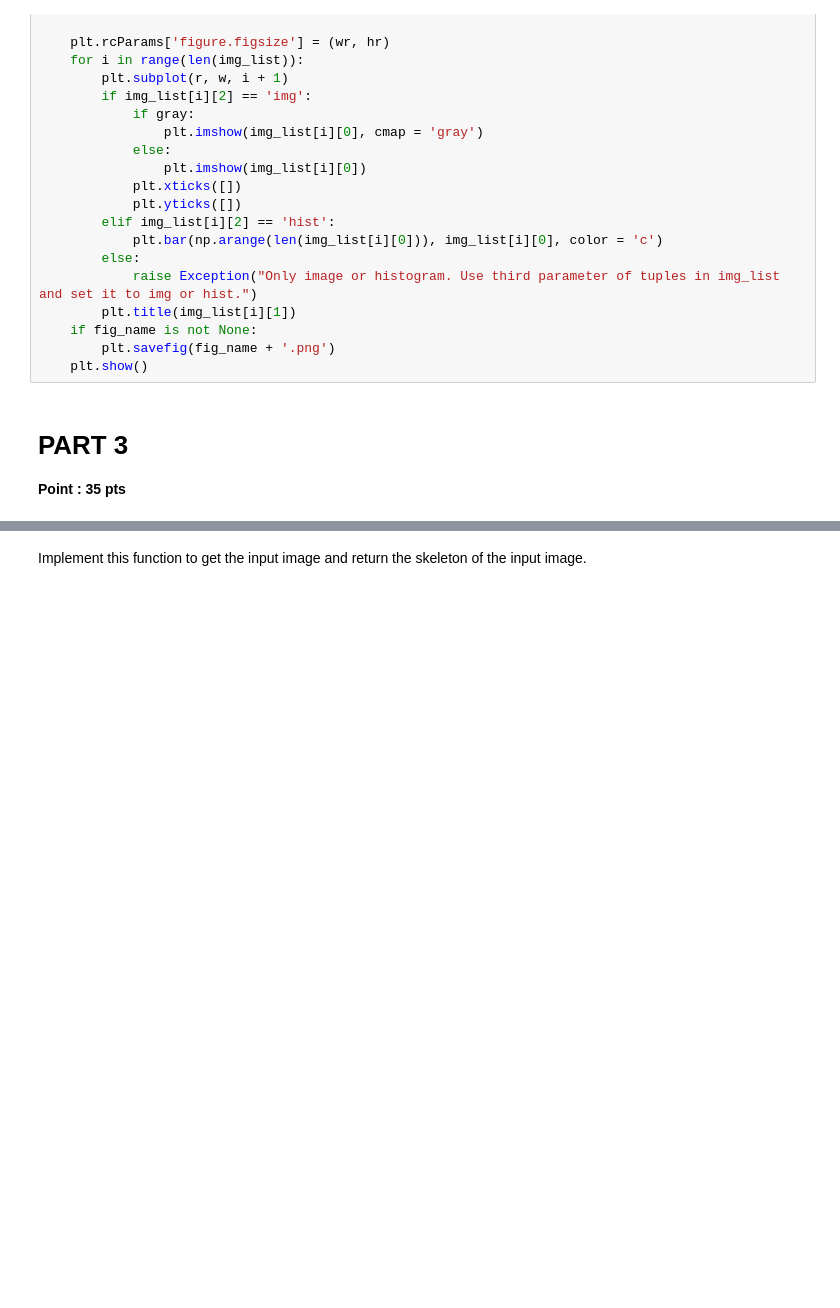
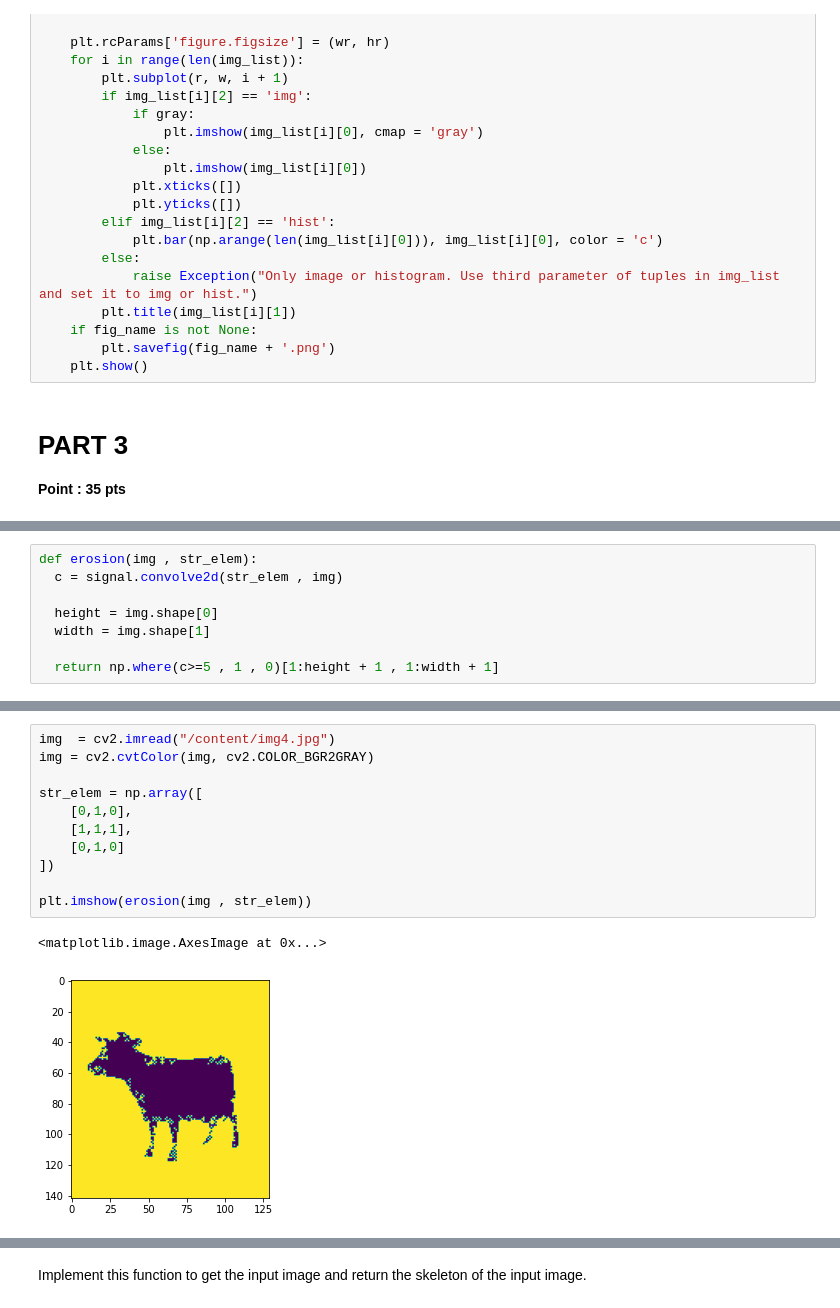
Before and after one commit to parsaeisa/computer_vision, a Jupyter notebook: HW9/HW9.ipynb, the cells around one changed output, grey strips where cells are left out. Cells and saved outputs as stored; diff of their text form; blank space fills up the shorter version.

```diff
--- a/HW9/HW9.ipynb
+++ b/HW9/HW9.ipynb
@@ -53,0 +55,8 @@ Here is for your helper functions(optional).
+# %%
+def erosion(img , str_elem):
+  c = signal.convolve2d(str_elem , img)
+
+  height = img.shape[0]
+  width = img.shape[1]
+
+  return np.where(c>=5 , 1 , 0)[1:height + 1 , 1:width + 1]
@@ -53,0 +84,14 @@ Here is for your helper functions(optional).
+# %%
+img  = cv2.imread("/content/img4.jpg")
+img = cv2.cvtColor(img, cv2.COLOR_BGR2GRAY)
+
+str_elem = np.array([
+    [0,1,0],
+    [1,1,1],
+    [0,1,0]
+])
+
+plt.imshow(erosion(img , str_elem))
+# %% [output]
+<matplotlib.image.AxesImage at 0x...>
+[figure, added]
```
Also changed, not shown: parts of 25 cells of this notebook.
